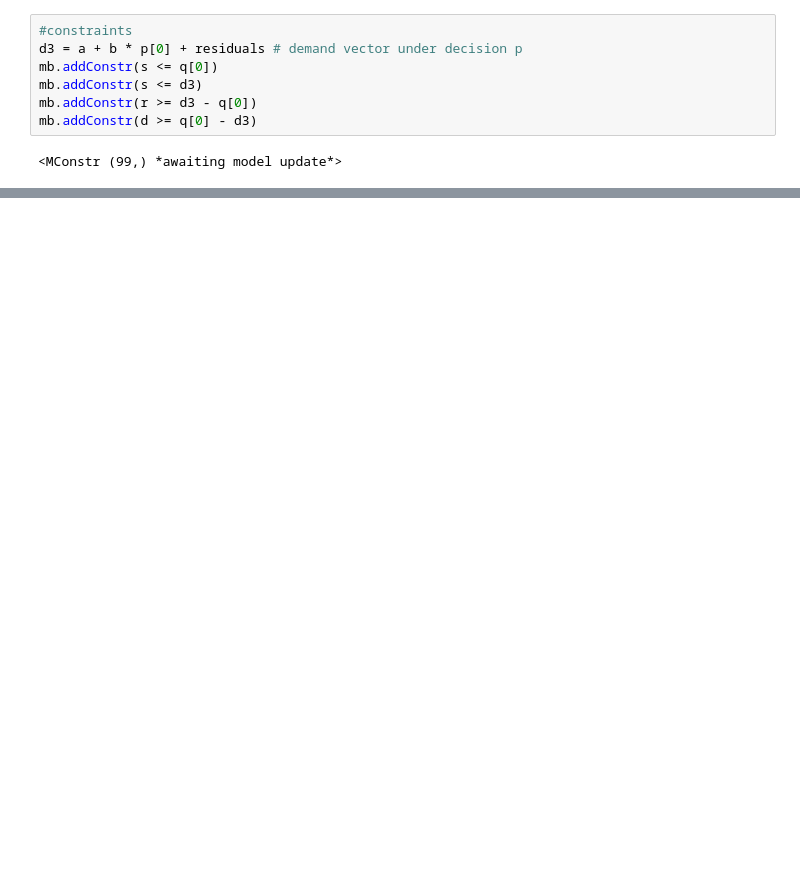
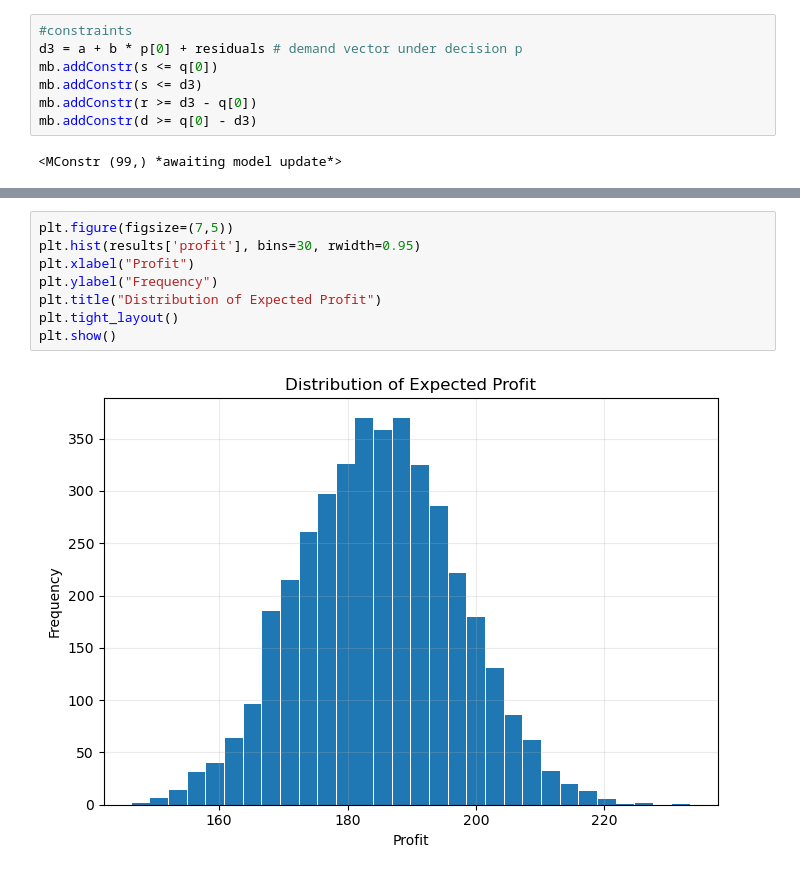
Before and after one commit to ethandavenport/Optimization-I-Project-3, a Jupyter notebook: Project_3.ipynb, the cells around one changed output, grey strips where cells are left out. Drawn from its saved outputs; the diff is of its cells as text; blank space fills up the shorter version.

```diff
--- a/Project_3.ipynb
+++ b/Project_3.ipynb
@@ -110,0 +224,10 @@ print(f"Expected profit: {profit_joint:.6f}")
+# %%
+plt.figure(figsize=(7,5))
+plt.hist(results['profit'], bins=30, rwidth=0.95)
+plt.xlabel("Profit")
+plt.ylabel("Frequency")
+plt.title("Distribution of Expected Profit")
+plt.tight_layout()
+plt.show()
+# %% [output]
+[figure, added]
```
Also changed, not shown: parts of 14 cells of this notebook.
